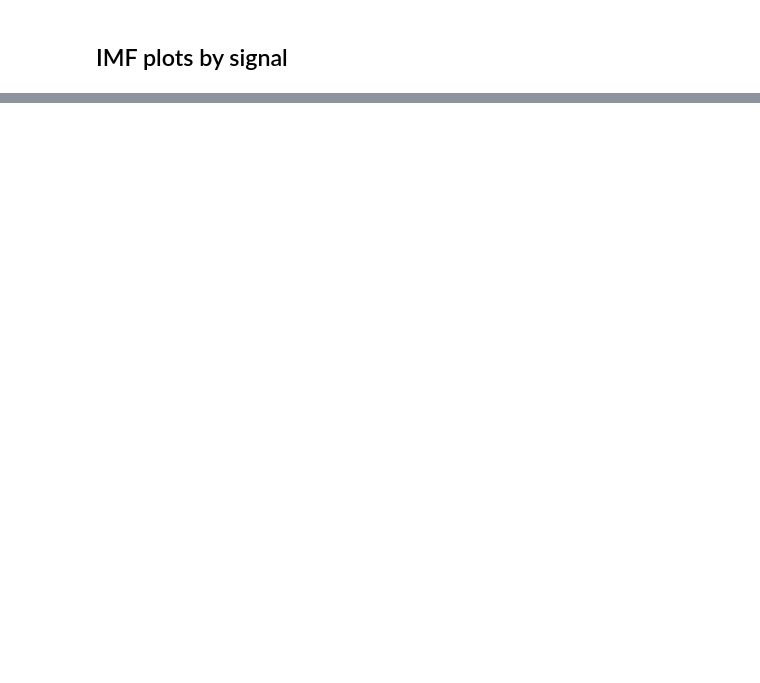
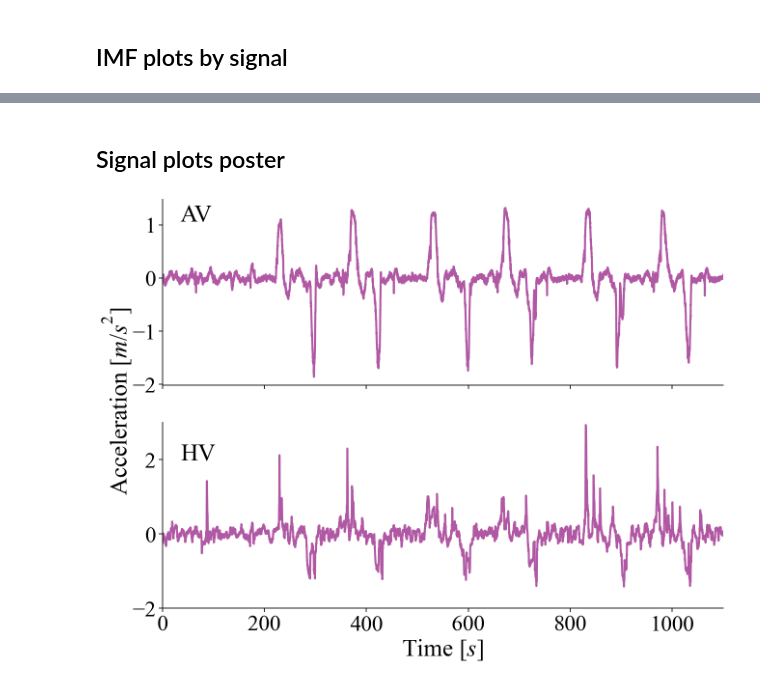
Before and after one commit to AndresLaverdeMarin/Decoding-Driver-Type, a Jupyter notebook: plots/plots.ipynb, the cells around one changed output, grey strips where cells are left out. Drawn from its saved outputs; the diff is of its cells as text; code cells hidden in the pictures; blank space fills up the shorter version.

```diff
--- a/plots/plots.ipynb
+++ b/plots/plots.ipynb
@@ -85 +166,54 @@ plot_signal("TimeHeadway", "ACC")
+# %% [markdown]
+## Signal plots poster
+# %%
+custom_params = {"axes.spines.right": False, "axes.spines.top": False, 'text.color': 'black', 'xtick.color': 'black', 'ytick.color': 'black', 'axes.facecolor':'white', 'axes.edgecolor':'black', 'axes.labelcolor':'black'}
+
+def plot_signal(signal: str):
+
+    data_ACC = pd.read_csv("data/data2plotACC.csv")
+
+    data_HV = pd.read_csv("data/data2plotHV.csv")
+
+    data_ACC["Time"] = np.arange(0, len(data_ACC)/10, 0.1)
+    data_HV["Time"] = np.arange(0, len(data_HV)/10, 0.1)
+
+    fig, (ax1, ax2) = plt.subplots(2, 1, figsize=(15,11))
+
+    sns.set_theme(style="ticks", rc=custom_params, font="Times New Roman", font_scale=3)
+
+    sns.lineplot(data=data_ACC, x="Time", y=signal, color=signal_color[signal], linewidth = 3, ax=ax1)
+    sns.lineplot(data=data_HV, x="Time", y=signal, color=signal_color[signal], linewidth = 3, ax=ax2)
+
+    if signal == "TimeHeadway":
+        ax1.set(xlabel=None, ylabel=None, xticklabels=[])
+        ax2.set(xlabel="Time $[s]$", ylabel=None)
+        fig.text(0.04, 0.5, f"Time Headway ${units[signal]}$", va="center", rotation="vertical")
+    else:
+        ax1.set(xlabel=None, ylabel=None, xticklabels=[])
+        ax2.set(xlabel="Time $[s]$", ylabel=None)
+        fig.text(0.04, 0.5, f"{signal} ${units[signal]}$", va="center", rotation="vertical")
+
+    fig.text(0.15, 0.85, f"AV", va="center")
+    fig.text(0.15, 0.40, f"HV", va="center")
+
+    if signal == "Speed":
+        ax1.set_ylim(10, 30, 5)
+        ax2.set_ylim(10, 30, 5)
+    elif signal == "Acceleration":
+        plt.ylim(-2, 3, 1)
+    elif signal == "TimeHeadway":
+        ax1.set_ylim(1, 4, 0.5)
+        ax2.set_ylim(1, 4, 0.5)
+
+    ax1.set_xlim(0, 1100, 250)
+    ax2.set_xlim(0, 1100, 250)
+
+    plt.show()
+
+    fig.savefig(f"{signal}_poster.png", transparent=True)
+
+
+plot_signal("Acceleration")
+# %% [output]
+[figure, added]
 # %%
```
Also changed, not shown: parts of 4 cells of this notebook, 1 other file.
